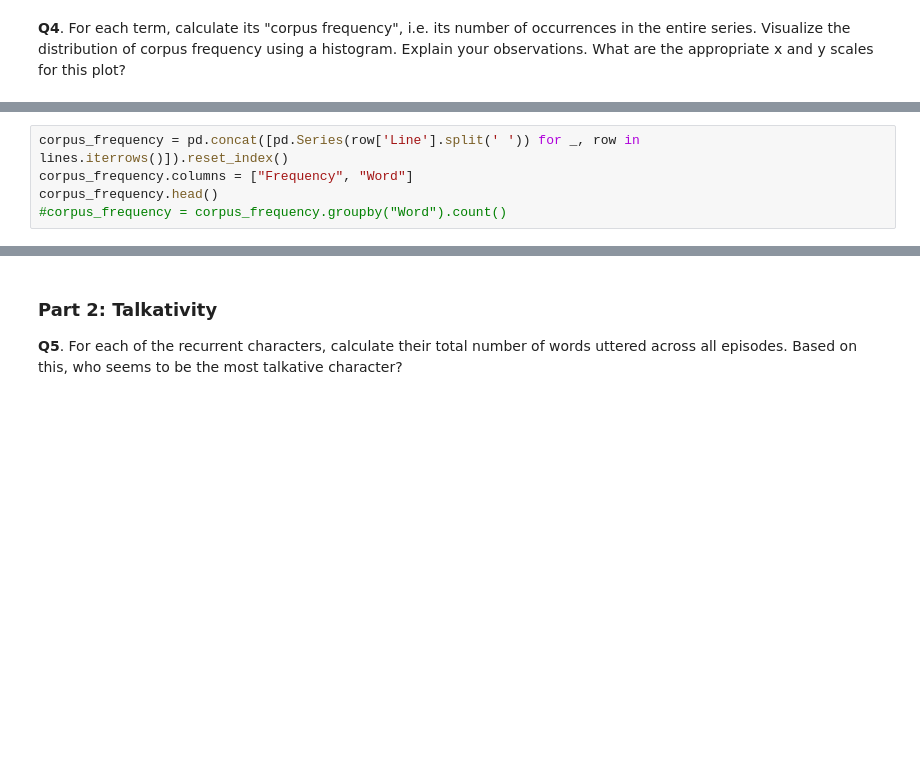
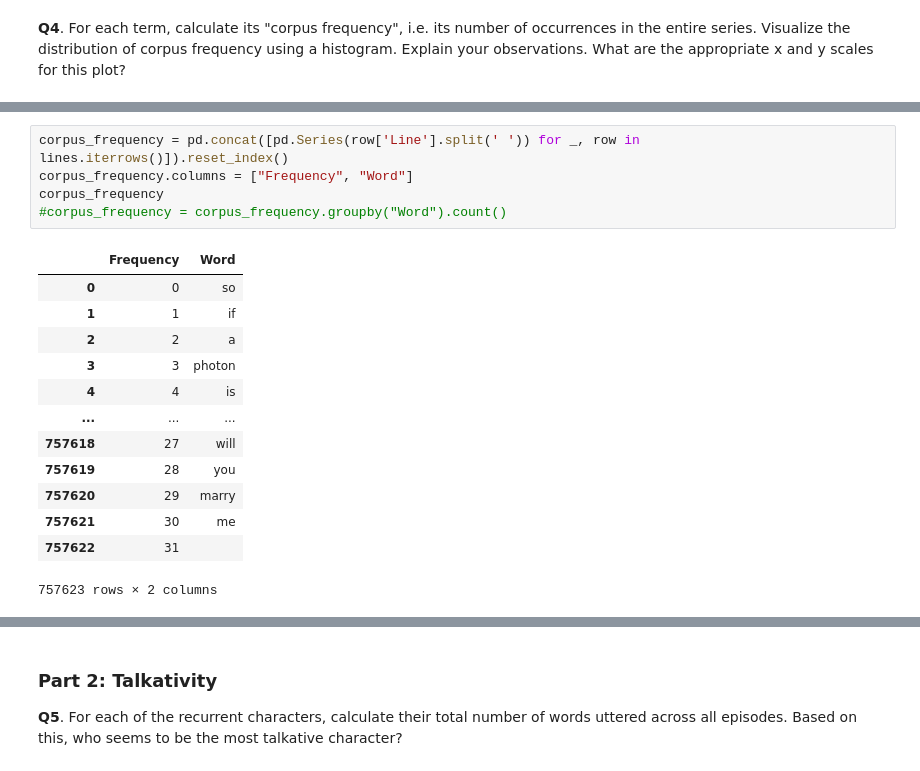
Before and after one commit to Lycharr/2025, a Jupyter notebook: Exercises/09 - Handing text/Handling_text_exercise_2.ipynb, the cells around one changed output, grey strips where cells are left out. Saved outputs shown, nothing was run; the diff lists cells and outputs as text; blank space fills up the shorter version.

```diff
--- a/Exercises/09 - Handing text/Handling_text_exercise_2.ipynb
+++ b/Exercises/09 - Handing text/Handling_text_exercise_2.ipynb
@@ -172,5 +172,19 @@ lines.head(3)
 # %%
 corpus_frequency = pd.concat([pd.Series(row['Line'].split(' ')) for _, row in lines.iterrows()]).reset_index()
 corpus_frequency.columns = ["Frequency", "Word"]
-corpus_frequency.head()
+corpus_frequency
 #corpus_frequency = corpus_frequency.groupby("Word").count()
+# %% [output]
+|  | Frequency | Word |
+| 0 | 0 | so |
+| 1 | 1 | if |
+| 2 | 2 | a |
+| 3 | 3 | photon |
+| 4 | 4 | is |
+| ... | ... | ... |
+| 757618 | 27 | will |
+| 757619 | 28 | you |
+| 757620 | 29 | marry |
+| 757621 | 30 | me |
+| 757622 | 31 |  |
+757623 rows × 2 columns
```
Also changed, not shown: parts of 16 cells of this notebook, 1 other file.
